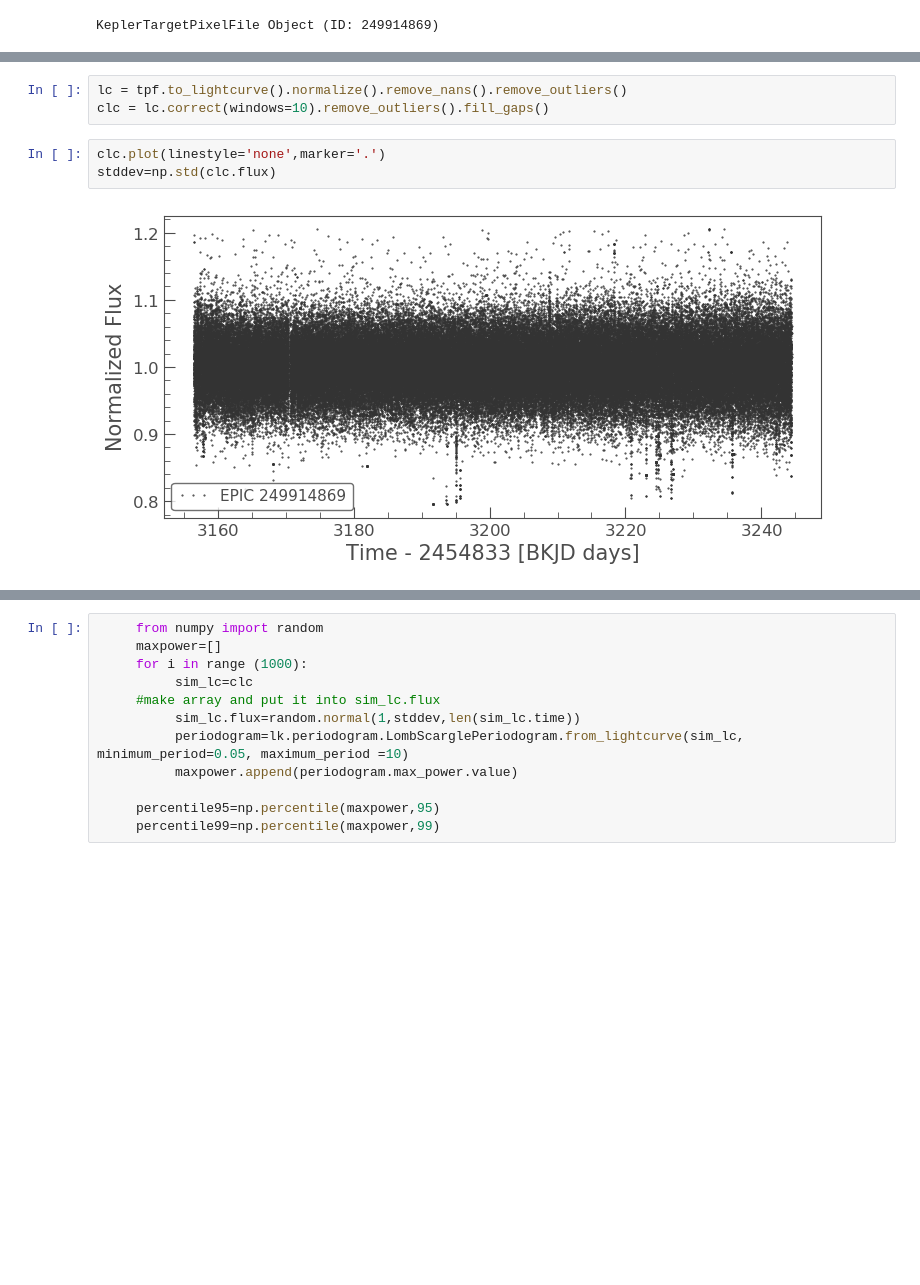
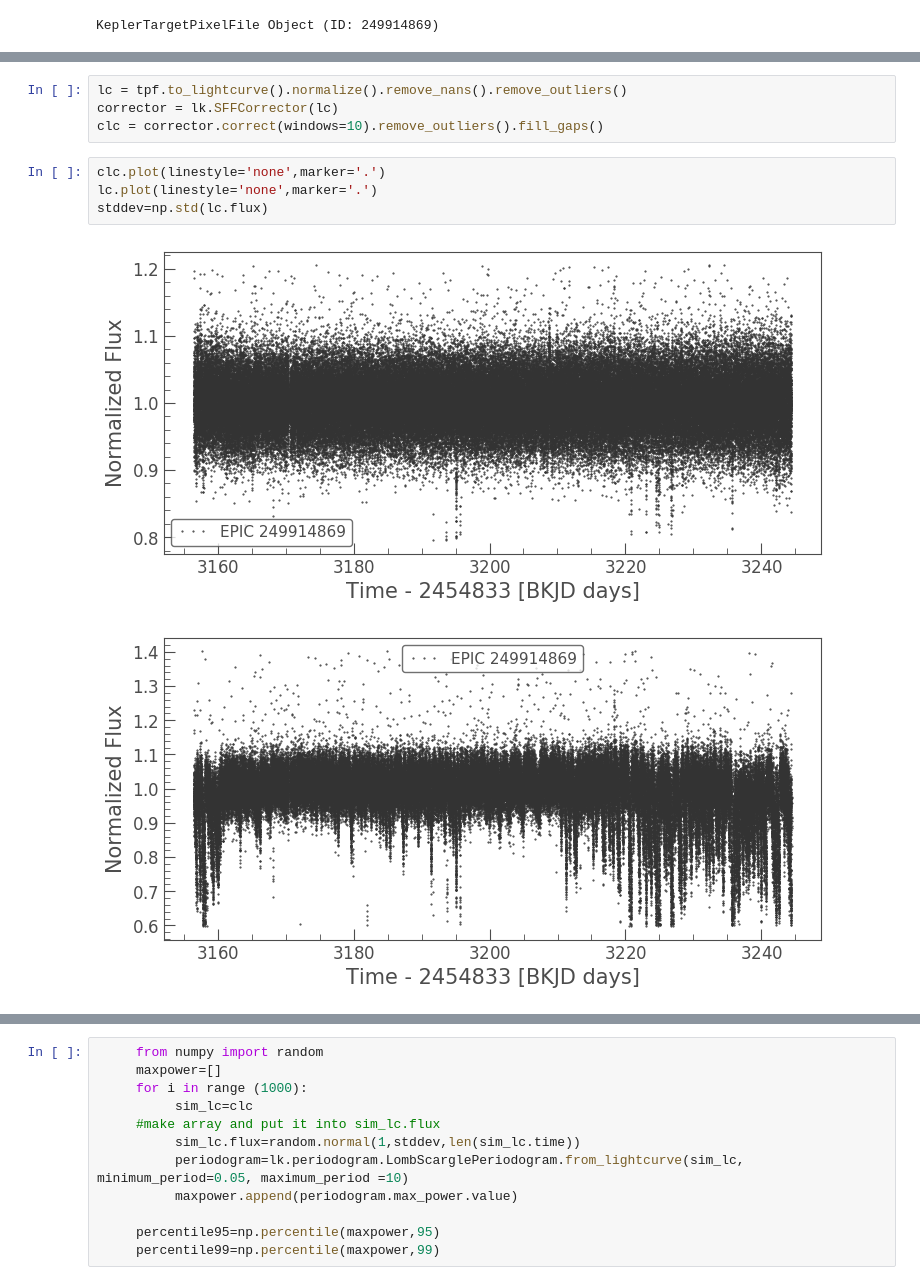
Before and after one commit to ammccarthy/BDvariabilityREU, a Jupyter notebook: K2data/K2dataOriginal/jupyternotebook/EPIC2249914869-Corrected after 10 day sep.ipynb, the cells around one changed output, grey strips where cells are left out. Cells and saved outputs as stored; diff of their text form; blank space fills up the shorter version.

```diff
--- a/K2data/K2dataOriginal/jupyternotebook/EPIC2249914869-Corrected after 10 day sep.ipynb
+++ b/K2data/K2dataOriginal/jupyternotebook/EPIC2249914869-Corrected after 10 day sep.ipynb
@@ -54,11 +77,14 @@ $0.24517842 \; \mathrm{d}$
 # %%
 lc = tpf.to_lightcurve().normalize().remove_nans().remove_outliers()
-clc = lc.correct(windows=10).remove_outliers().fill_gaps()
+corrector = lk.SFFCorrector(lc)
+clc = corrector.correct(windows=10).remove_outliers().fill_gaps()
 # %%
 clc.plot(linestyle='none',marker='.')
-stddev=np.std(clc.flux)
+lc.plot(linestyle='none',marker='.')
+stddev=np.std(lc.flux)
 # %% [output]
-[figure, old version]
+[figure, new version]
+[figure, added]
 # %%
 periodogram=lk.periodogram.LombScarglePeriodogram.from_lightcurve(clc, minimum_period=0.05, maximum_period =100)
 periodogram.plot()
```
Also changed, not shown: parts of 14 cells of this notebook, 1 other file.
